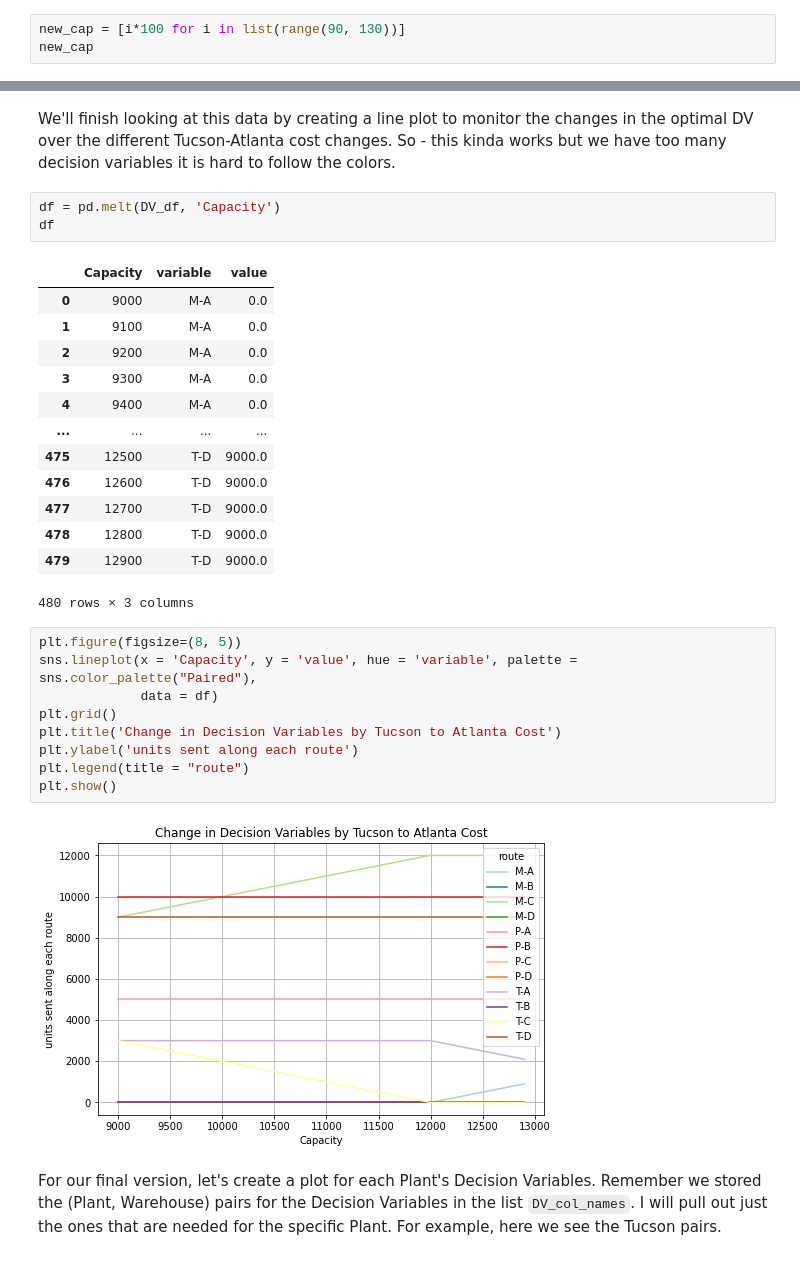
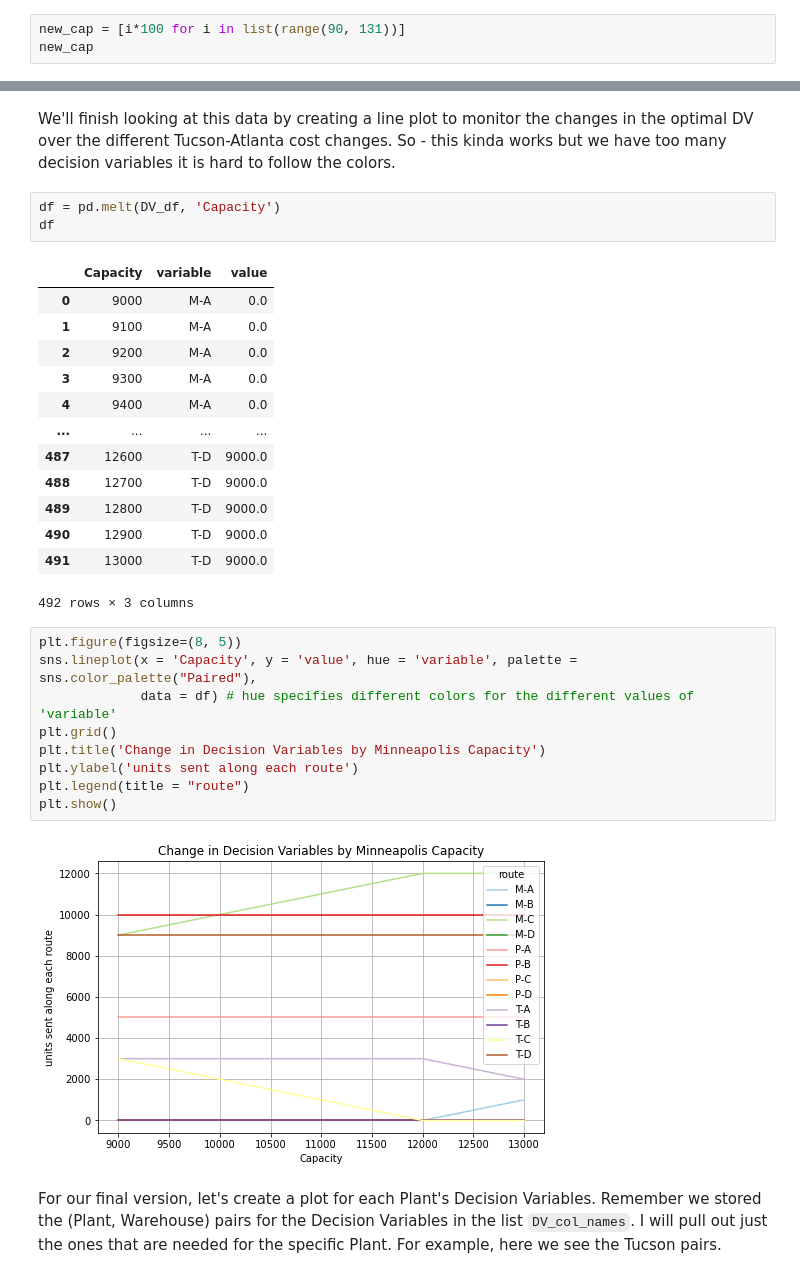
Before and after one commit to rtelmore/info-3440, a Jupyter notebook: in-class-material/week-06/Class-One/w06-c01-transportation-end-s2.ipynb, the cells around one changed output, grey strips where cells are left out. Drawn from its saved outputs; the diff is of its cells as text.

```diff
--- a/in-class-material/week-06/Class-One/w06-c01-transportation-end-s2.ipynb
+++ b/in-class-material/week-06/Class-One/w06-c01-transportation-end-s2.ipynb
@@ -284,5 +290,5 @@ capacity
 # %%
-new_cap = [i*100 for i in list(range(90, 130))]
+new_cap = [i*100 for i in list(range(90, 131))]
 new_cap
 # %% [output]
 [9000,
@@ -433,22 +448,22 @@ df
 | 3 | 9300 | M-A | 0.0 |
 | 4 | 9400 | M-A | 0.0 |
 | ... | ... | ... | ... |
-| 475 | 12500 | T-D | 9000.0 |
-| 476 | 12600 | T-D | 9000.0 |
-| 477 | 12700 | T-D | 9000.0 |
-| 478 | 12800 | T-D | 9000.0 |
-| 479 | 12900 | T-D | 9000.0 |
+| 487 | 12600 | T-D | 9000.0 |
+| 488 | 12700 | T-D | 9000.0 |
+| 489 | 12800 | T-D | 9000.0 |
+| 490 | 12900 | T-D | 9000.0 |
+| 491 | 13000 | T-D | 9000.0 |
-480 rows × 3 columns
+492 rows × 3 columns
 # %%
 plt.figure(figsize=(8, 5))
 sns.lineplot(x = 'Capacity', y = 'value', hue = 'variable', palette = sns.color_palette("Paired"),
-             data = df)
+             data = df) # hue specifies different colors for the different values of 'variable'
 plt.grid()
-plt.title('Change in Decision Variables by Tucson to Atlanta Cost')
+plt.title('Change in Decision Variables by Minneapolis Capacity')
 plt.ylabel('units sent along each route')
 plt.legend(title = "route")
 plt.show()
 # %% [output]
-[figure, old version]
+[figure, new version]
 # %% [markdown]
 For our final version, let's create a plot for each Plant's Decision Variables. Remember we stored the (Plant, Warehouse) pairs for the Decision Variables in the list `DV_col_names`. I will pull out just the ones that are needed for the specific Plant. For example, here we see the Tucson pairs.
```
Also changed, not shown: parts of 18 cells of this notebook, 2 other files.
